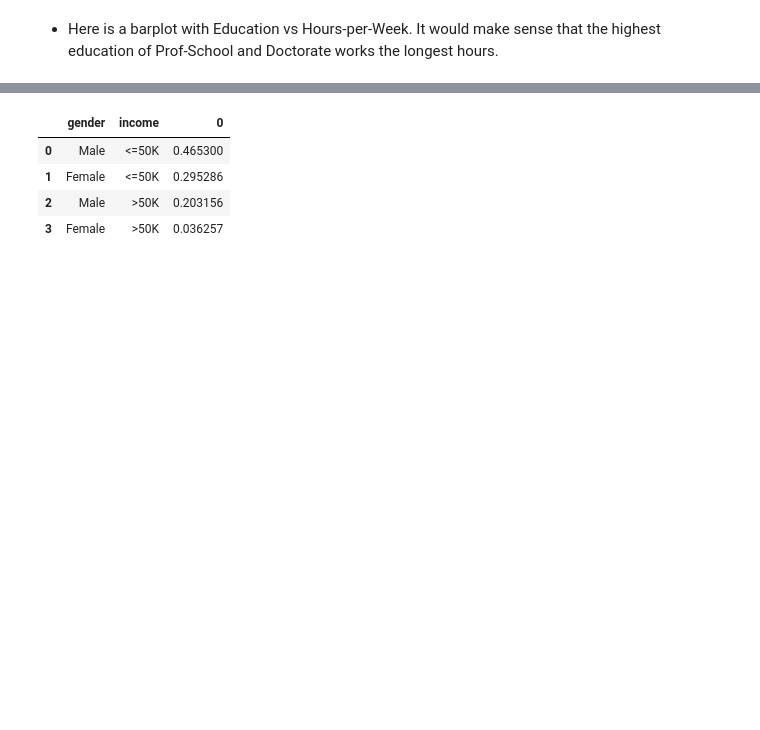
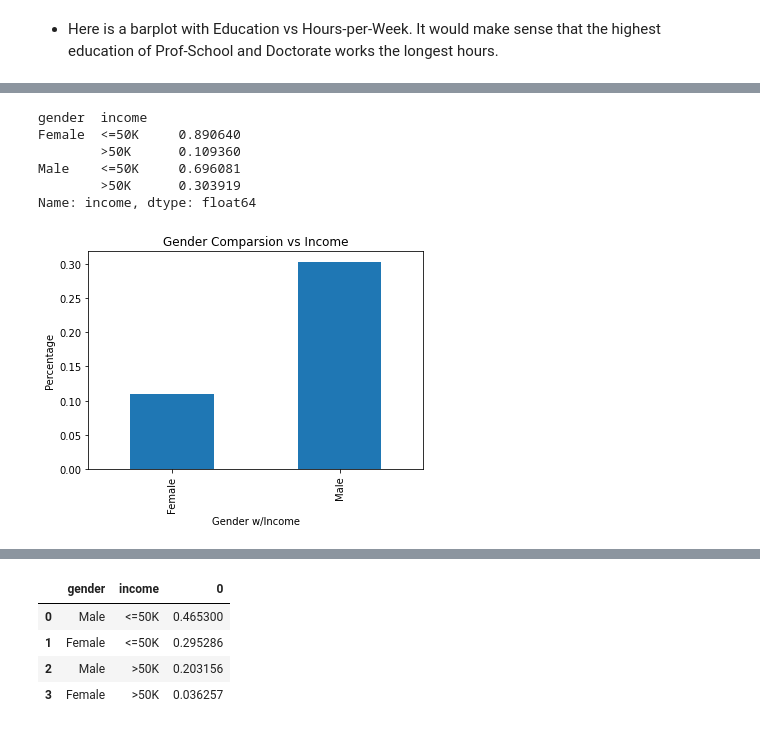
Before and after one commit to mkwak92/AdultIncome, a Jupyter notebook: Adult_Income.ipynb, the cells around one changed output, grey strips where cells are left out. Cells and saved outputs as stored; diff of their text form; code cells hidden in the pictures; blank space fills up the shorter version.

```diff
--- a/Adult_Income.ipynb
+++ b/Adult_Income.ipynb
@@ -435,0 +465,17 @@ plt.ylabel("Education");
+# %%
+ml_df.groupby('gender')['income'].value_counts(normalize = True)
+# %% [output]
+gender  income
+Female  <=50K     0.890640
+        >50K      0.109360
+Male    <=50K     0.696081
+        >50K      0.303919
+Name: income, dtype: float64
+# %%
+ml_df_1.groupby('gender')['income'].mean().plot(kind = 'bar')
+plt.title("Gender Comparsion vs Income")
+plt.xlabel("Gender w/Income")
+plt.ylabel("Percentage")
+plt.show();
+# %% [output]
+[figure, added]
```
Also changed, not shown: parts of 48 cells of this notebook.
